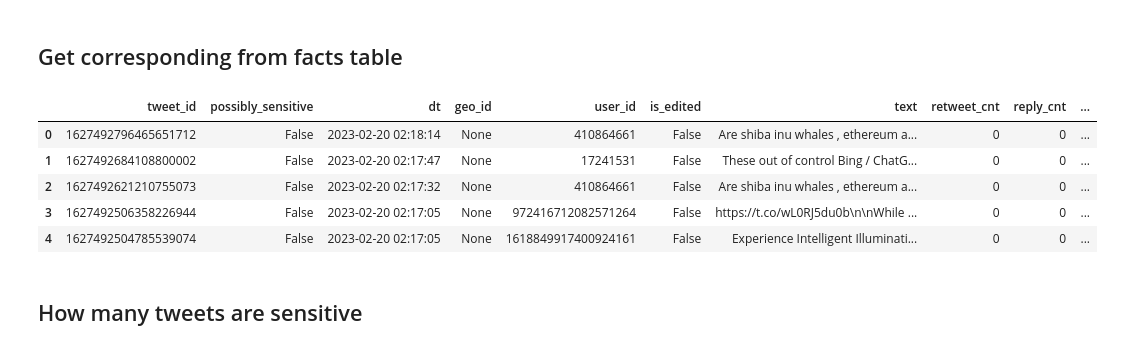
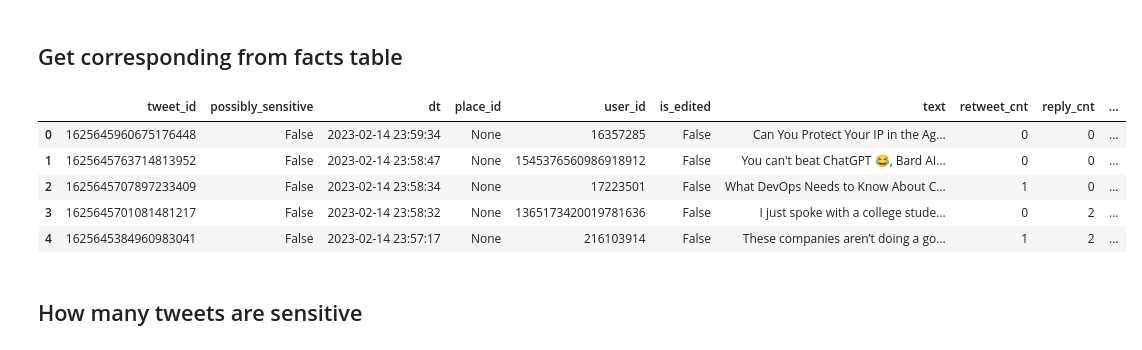
Before and after one commit to TigaJi/Santal, a Jupyter notebook: notebooks/Analytics.ipynb, the cells around one changed output. Saved outputs shown, nothing was run; the diff lists cells and outputs as text; code cells hidden in the pictures.

```diff
--- a/notebooks/Analytics.ipynb
+++ b/notebooks/Analytics.ipynb
@@ -57,21 +47,21 @@ tweet_cnt
 # %%
 #fact table
 query = f'''
 SELECT * FROM fact_tweets t1
 join (
-select tweet_id from mapping_table where keyword_date = 'ChatGPT_2023-02-20' or keyword_date = 'ChatGPT_2023-02-19' GROUP BY tweet_id
+select tweet_id from mapping_table where keyword_date = 'ChatGPT_2023-02-14' GROUP BY tweet_id
 ) t2
 on t1.tweet_id = t2.tweet_id
 '''
 fact_tweets = sqlio.read_sql_query(query, con)
 fact_tweets.head()
 # %% [output]
-|  | tweet_id | possibly_sensitive | dt | geo_id | user_id | is_edited | text | retweet_cnt | reply_cnt | ... |
-| 0 | 1627492796465651712 | False | 2023-02-20 02:18:14 | None | 410864661 | False | Are shiba inu whales , ethereum a... | 0 | 0 | ... |
-| 1 | 1627492684108800002 | False | 2023-02-20 02:17:47 | None | 17241531 | False | These out of control Bing / ChatG... | 0 | 0 | ... |
-| 2 | 1627492621210755073 | False | 2023-02-20 02:17:32 | None | 410864661 | False | Are shiba inu whales , ethereum a... | 0 | 0 | ... |
-| 3 | 1627492506358226944 | False | 2023-02-20 02:17:05 | None | 972416712082571264 | False | https://t.co/wL0RJ5du0b\n\nWhile ... | 0 | 0 | ... |
-| 4 | 1627492504785539074 | False | 2023-02-20 02:17:05 | None | 1618849917400924161 | False | Experience Intelligent Illuminati... | 0 | 0 | ... |
+|  | tweet_id | possibly_sensitive | dt | place_id | user_id | is_edited | text | retweet_cnt | reply_cnt | ... |
+| 0 | 1625645960675176448 | False | 2023-02-14 23:59:34 | None | 16357285 | False | Can You Protect Your IP in the Ag... | 0 | 0 | ... |
+| 1 | 1625645763714813952 | False | 2023-02-14 23:58:47 | None | 1545376560986918912 | False | You can't beat ChatGPT 😂, Bard AI... | 0 | 0 | ... |
+| 2 | 1625645707897233409 | False | 2023-02-14 23:58:34 | None | 17223501 | False | What DevOps Needs to Know About C... | 1 | 0 | ... |
+| 3 | 1625645701081481217 | False | 2023-02-14 23:58:32 | None | 1365173420019781636 | False | I just spoke with a college stude... | 0 | 2 | ... |
+| 4 | 1625645384960983041 | False | 2023-02-14 23:57:17 | None | 216103914 | False | These companies aren’t doing a go... | 1 | 2 | ... |
 # %% [markdown]
 ## How many tweets are sensitive
 # %%
```
Also changed, not shown: parts of 10 cells of this notebook, 7 other files.
